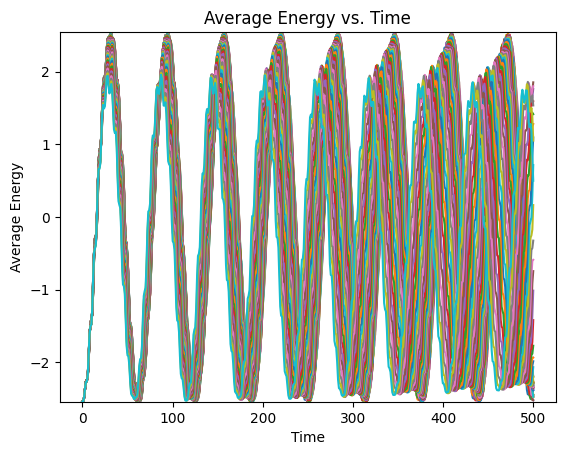
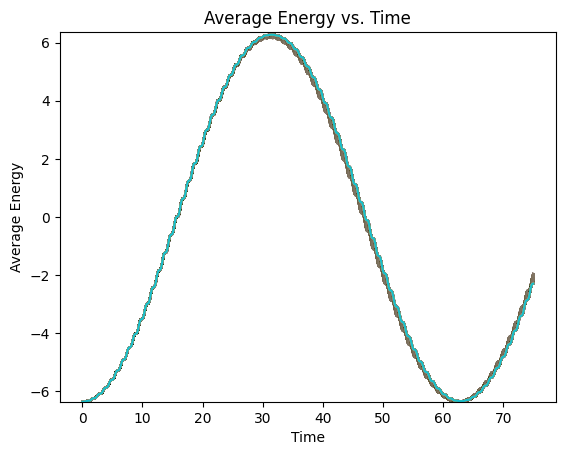
The change to this notebook cell's code, shown as a diff; its figure went from the first image to the second:
--- before
+++ after
@@ -1,12 +1,14 @@
-tlist_limited = np.linspace(0, 500, 500)
-wlist_limited = np.linspace(0.622570281124498, 0.682570281124498, 50)
+ohms = 5.0
+
+tlist_limited = np.linspace(0, 75, 500)
+wlist_limited = np.linspace(0.635, 0.637, 1000)
 expectationVals_limited = {}
 tempExpectation_limited = []
 
-plt.figure()
+H0, eigenvalues, eigenstates, psi0, basisList = get_scar_ham(N, ohms=ohms)
 
 for omega in wlist_limited:
 
-    args = {"A": 0.1, "omega": omega}
+    args = {"A": 0.1, "omega": omega*ohms}
     H = qt.QobjEvo([H0, [H1, coeff]], args=args) # create H using QobjEvo
     psi_t = qt.sesolve(H, eigenstates[0], tlist_limited) # evolve the H through time

Commit: random testing